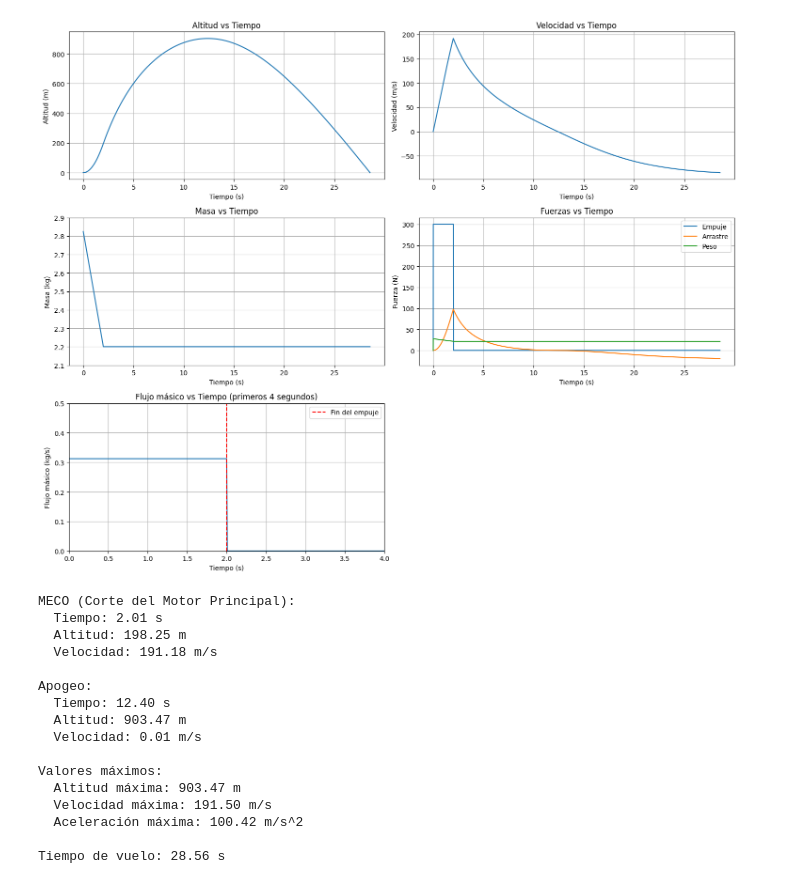
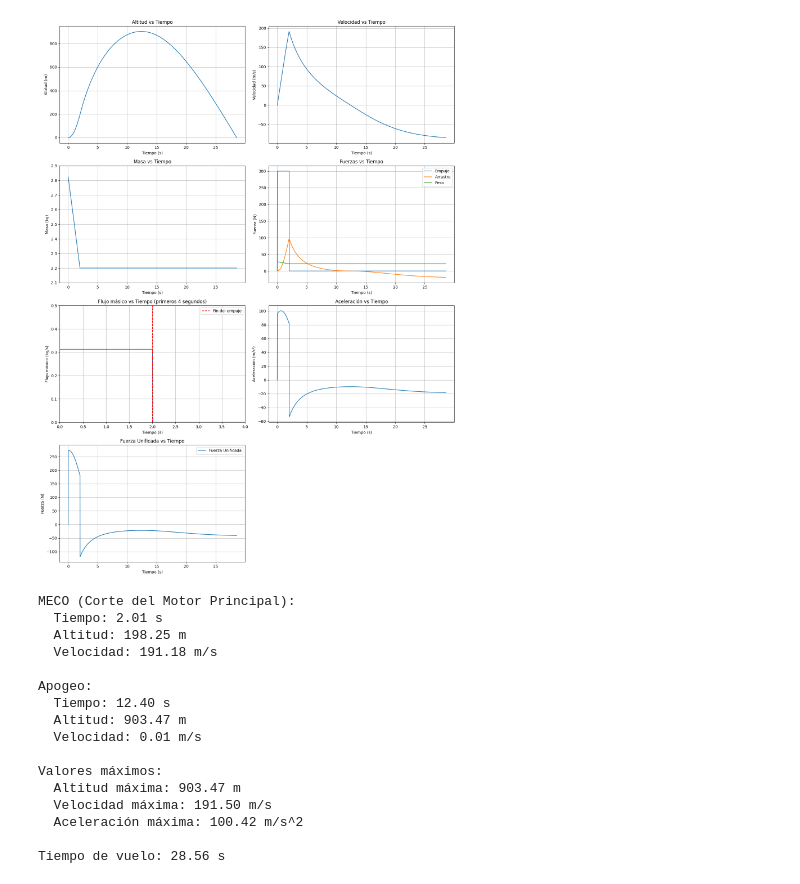
Before and after one commit to isabella-pineda/MACIII-copia, a Jupyter notebook: simulador.ipynb, the cells around one changed output. Cells and saved outputs as stored; diff of their text form; code cells hidden in the pictures.

```diff
--- a/simulador.ipynb
+++ b/simulador.ipynb
@@ -64,6 +64,7 @@ T_arreglo = np.zeros_like(t_arreglo)
 D_arreglo = np.zeros_like(t_arreglo)
 W_arreglo = np.zeros_like(t_arreglo)
 m_punto_arreglo = np.array([flujo_masico(t) for t in t_arreglo])
+fuerza_unificada = np.zeros_like(t_arreglo)
 
 # Valores iniciales
 y = np.array([h_0, v_0, m_0])
@@ -83,7 +84,14 @@ for i in range(1, len(t_arreglo)):
     T = m_punto * u_e
     D = 0.5 * rho * v_arreglo[i] * abs(v_arreglo[i]) * Cd * A
     W = m_arreglo[i] * g
-    a = (T - D - W) / m_arreglo[i]
+
+    # Calcular la fuerza unificada
+    if v_arreglo[i] > 0:
+        fuerza_unificada[i] = -W - D + T
+    else:
+        fuerza_unificada[i] = -W + D - T
+
+    a = fuerza_unificada[i] / m_arreglo[i]
 
     T_arreglo[i] = T
     D_arreglo[i] = D
@@ -101,6 +109,7 @@ for i in range(1, len(t_arreglo)):
         D_arreglo = D_arreglo[:i+1]
         W_arreglo = W_arreglo[:i+1]
         m_punto_arreglo = m_punto_arreglo[:i+1]
+        fuerza_unificada = fuerza_unificada[:i+1]
         break
 
 # Encontrar puntos importantes
@@ -113,10 +122,10 @@ else:
 indice_apogeo = np.argmax(h_arreglo)
 
 # Gráficas
-plt.figure(figsize=(15, 12))
+plt.figure(figsize=(15, 20))
 
 # Altitud vs Tiempo
-plt.subplot(3, 2, 1)
+plt.subplot(4, 2, 1)
 plt.plot(t_arreglo, h_arreglo)
 plt.title('Altitud vs Tiempo')
 plt.xlabel('Tiempo (s)')
@@ -124,7 +133,7 @@ plt.ylabel('Altitud (m)')
 plt.grid(True)
 
 # Velocidad vs Tiempo
-plt.subplot(3, 2, 2)
+plt.subplot(4, 2, 2)
 plt.plot(t_arreglo, v_arreglo)
 plt.title('Velocidad vs Tiempo')
 plt.xlabel('Tiempo (s)')
@@ -132,7 +141,7 @@ plt.ylabel('Velocidad (m/s)')
 plt.grid(True)
 
 # Masa vs Tiempo
-plt.subplot(3, 2, 3)
+plt.subplot(4, 2, 3)
 plt.plot(t_arreglo, m_arreglo)
 plt.title('Masa vs Tiempo')
 plt.xlabel('Tiempo (s)')
@@ -141,7 +150,7 @@ plt.ylim(2.1, 2.9)
 plt.grid(True)
 
 # Fuerzas vs Tiempo
-plt.subplot(3, 2, 4)
+plt.subplot(4, 2, 4)
 plt.plot(t_arreglo, T_arreglo, label='Empuje')
 plt.plot(t_arreglo, D_arreglo, label='Arrastre')
 plt.plot(t_arreglo, W_arreglo, label='Peso')
@@ -152,46 +161,61 @@ plt.legend()
 plt.grid(True)
 
 # Flujo másico vs Tiempo (primeros 4 segundos)
-plt.subplot(3, 2, 5)
+plt.subplot(4, 2, 5)
 t_flujo = t_arreglo[t_arreglo <= 4]
 m_punto_flujo = m_punto_arreglo[t_arreglo <= 4]
 plt.plot(t_flujo, m_punto_flujo)
 plt.title('Flujo másico vs Tiempo (primeros 4 segundos)')
 plt.xlabel('Tiempo (s)')
 plt.ylabel('Flujo másico (kg/s)')
-plt.xlim(0, 4)  # Establecer el límite del eje x a 4 segundos
-plt.ylim(0, 0.5)  # Ajustado para mostrar mejor el flujo másico
+plt.xlim(0, 4)
+plt.ylim(0, 0.5)
+plt.grid(True)
+plt.axvline(x=2, color='r', linestyle='--', label='Fin del empuje')
+plt.legend()
+
+# Aceleración vs Tiempo
+plt.subplot(4, 2, 6)
+plt.plot(t_arreglo, a_arreglo)
+plt.title('Aceleración vs Tiempo')
+plt.xlabel('Tiempo (s)')
+plt.ylabel('Aceleración (m/s²)')
 plt.grid(True)
 
-# Añadir una línea vertical en t=2s para marcar el fin del empuje
-plt.axvline(x=2, color='r', linestyle='--', label='Fin del empuje')
+# Nuevo gráfico: Fuerza Unificada vs Tiempo
+plt.subplot(4, 2, 7)
+plt.plot(t_arreglo, fuerza_unificada, label='Fuerza Unificada')
+plt.title('Fuerza Unificada vs Tiempo')
+plt.xlabel('Tiempo (s)')
+plt.ylabel('Fuerza (N)')
 plt.legend()
+plt.grid(True)
 
 plt.tight_layout()
 plt.show()
 
 # Imprimir resultados
 print(f"MECO (Corte del Motor Principal):")
 if indice_meco != -1:
     print(f"  Tiempo: {t_arreglo[indice_meco]:.2f} s")
     print(f"  Altitud: {h_arreglo[indice_meco]:.2f} m")
     print(f"  Velocidad: {v_arreglo[indice_meco]:.2f} m/s")
 else:
     print("  El motor principal no se apaga durante la simulación.")
 
 print(f"\nApogeo:")
 print(f"  Tiempo: {t_arreglo[indice_apogeo]:.2f} s")
 print(f"  Altitud: {h_arreglo[indice_apogeo]:.2f} m")
 print(f"  Velocidad: {v_arreglo[indice_apogeo]:.2f} m/s")
 
 print(f"\nValores máximos:")
 print(f"  Altitud máxima: {np.max(h_arreglo):.2f} m")
 print(f"  Velocidad máxima: {np.max(v_arreglo):.2f} m/s")
 print(f"  Aceleración máxima: {np.max(np.abs(a_arreglo)):.2f} m/s^2")
 
 print(f"\nTiempo de vuelo: {t_arreglo[-1]:.2f} s")
 # %% [output]
-[figure, old version]
+[figure, new version]
 MECO (Corte del Motor Principal):
   Tiempo: 2.01 s
   Altitud: 198.25 m
```
